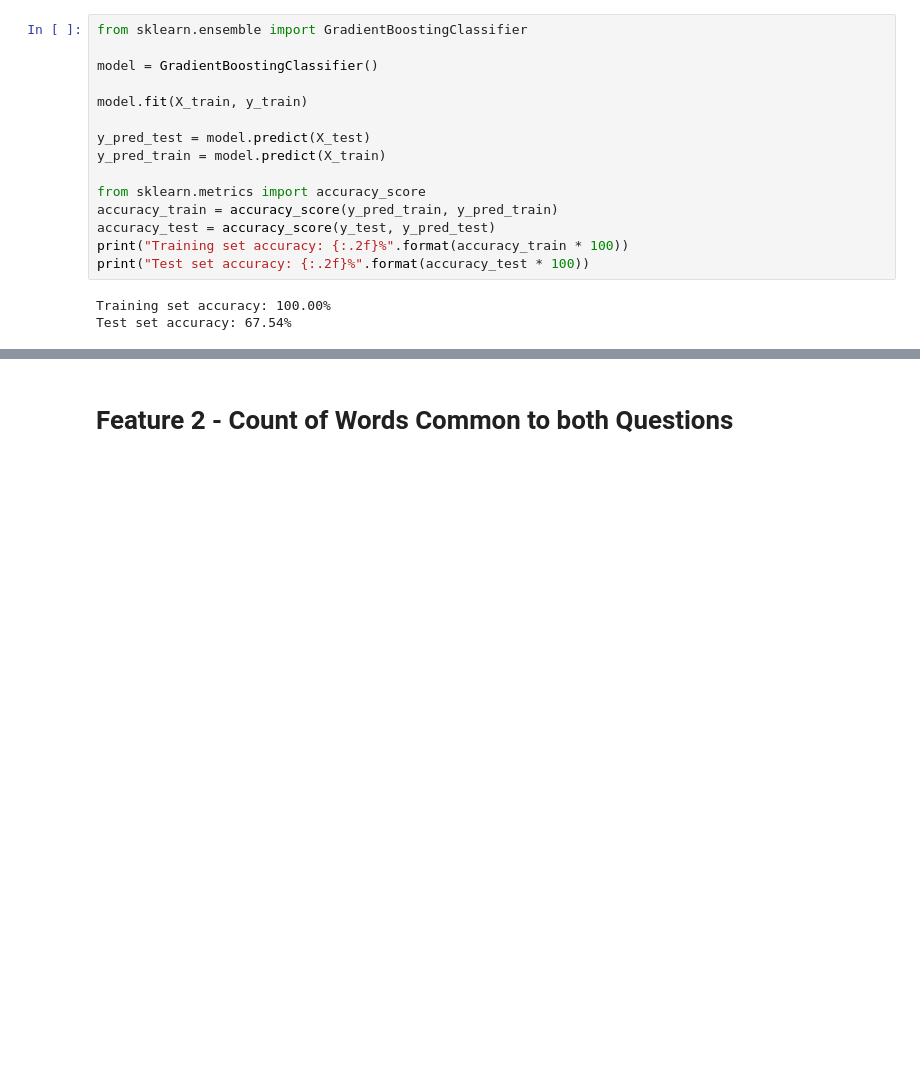
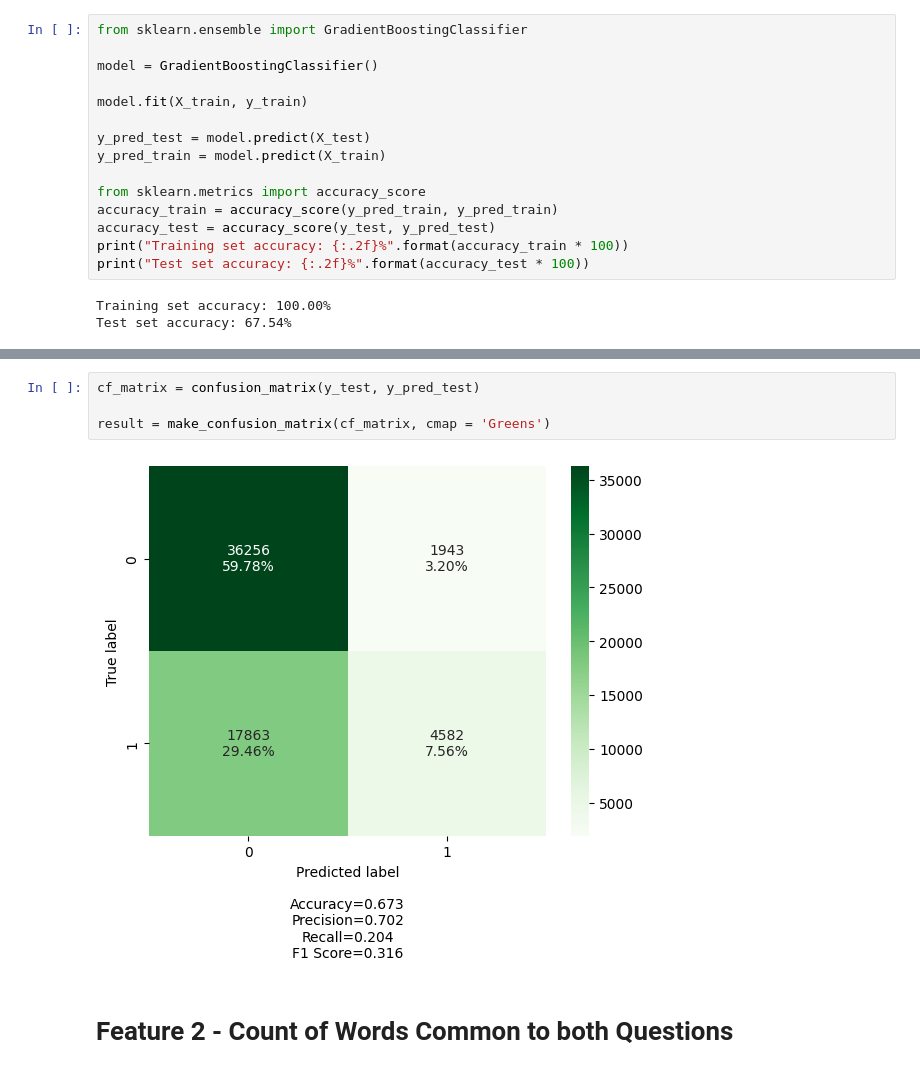
Before and after one commit to jess-moloney/mini-project-V, a Jupyter notebook: mini_project_V-old.ipynb, the cells around one changed output, grey strips where cells are left out. Saved outputs shown, nothing was run; the diff lists cells and outputs as text; blank space fills up the shorter version.

```diff
--- a/mini_project_V-old.ipynb
+++ b/mini_project_V-old.ipynb
@@ -368,3 +395,9 @@ Test set accuracy: 67.33%
+# %%
+cf_matrix = confusion_matrix(y_test, y_pred_test)
+
+result = make_confusion_matrix(cf_matrix, cmap = 'Greens')
+# %% [output]
+[figure, added]
 # %% [markdown]
 # Feature 2 - Count of Words Common to both Questions
 # %%
```
Also changed, not shown: parts of 35 cells of this notebook.
